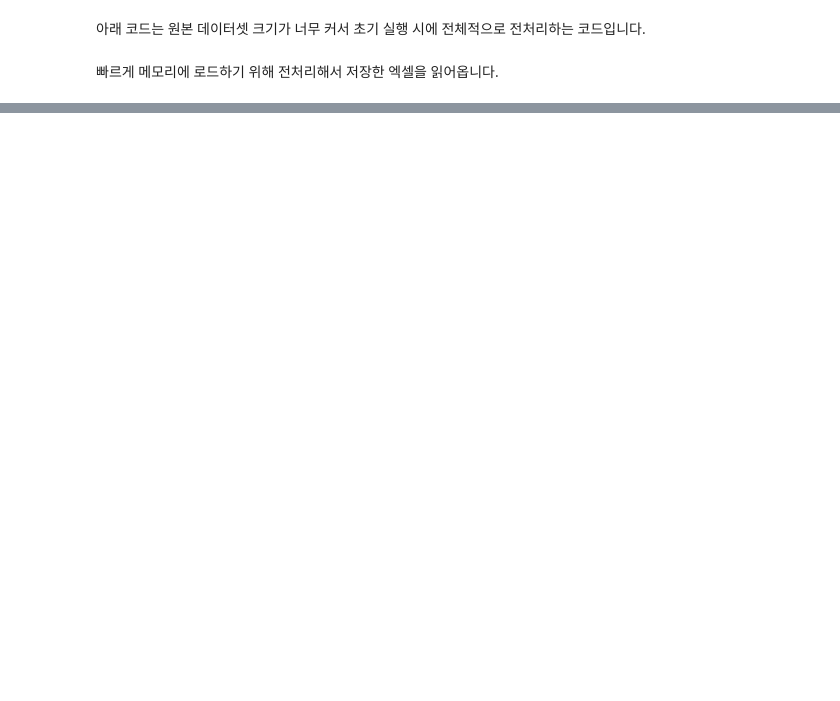
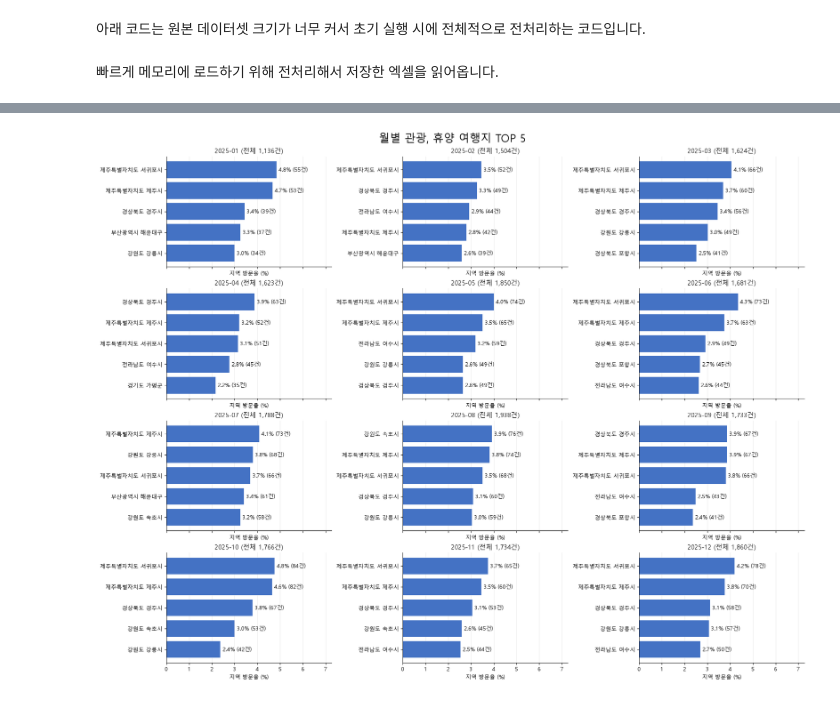
Before and after one commit to jamm-king/AI-X, a Jupyter notebook: exam01/main.ipynb, the cells around one changed output, grey strips where cells are left out. Saved outputs shown, nothing was run; the diff lists cells and outputs as text; code cells hidden in the pictures; blank space fills up the shorter version.

```diff
--- a/exam01/main.ipynb
+++ b/exam01/main.ipynb
@@ -439,0 +305,33 @@ display(marital_total)
+# %%
+# [4단계: 시각화] 월별 방문율 상위 5개 지역과 방문 건수를 막대그래프로 표시합니다.
+if monthly_top5.empty:
+    print("시각화할 방문 데이터가 없습니다.")
+else:
+    ncols = 3
+    nrows = math.ceil(len(monthly_order) / ncols)
+    fig, axes = plt.subplots(nrows, ncols, figsize=(18, 3.5 * nrows),
+                             sharex=True, squeeze=False, constrained_layout=True)
+    for ax, group in zip(axes.flat, monthly_order):
+        subset = monthly_top5[monthly_top5["방문월"] == group]
+        total = int(monthly_total.set_index("방문월").loc[group, "전체여행건수"])
+        ax.set_title(f"{group} (전체 {total:,}건)")
+        if subset.empty:
+            ax.text(0.5, 0.5, "방문지역 데이터 없음" if total else "분석 대상 여행 없음",
+                    ha="center", va="center", transform=ax.transAxes)
+            ax.set_axis_off()
+            continue
+        bars = ax.barh(subset["방문지역"], subset["지역방문율"], color=BAR_COLOR)
+        ax.bar_label(bars, labels=[f"{r:.1f}% ({c:,}건)" for r, c in
+                     zip(subset["지역방문율"], subset["방문여행건수"])], padding=4)
+        ax.invert_yaxis()
+        ax.set_xlabel("지역 방문율 (%)")
+        ax.set_axisbelow(True)
+        ax.grid(axis="x", alpha=0.25)
+        ax.spines[["top", "right"]].set_visible(False)
+    for ax in list(axes.flat)[len(monthly_order):]:
+        ax.set_visible(False)
+    axes.flat[0].set_xlim(0, max(monthly_top5["지역방문율"].max() * 1.5, 1))
+    fig.suptitle("월별 관광, 휴양 여행지 TOP 5", fontsize=20)
+    plt.show()
+# %% [output]
+[figure, added]
```
Also changed, not shown: parts of 43 cells of this notebook, 6 other files.
